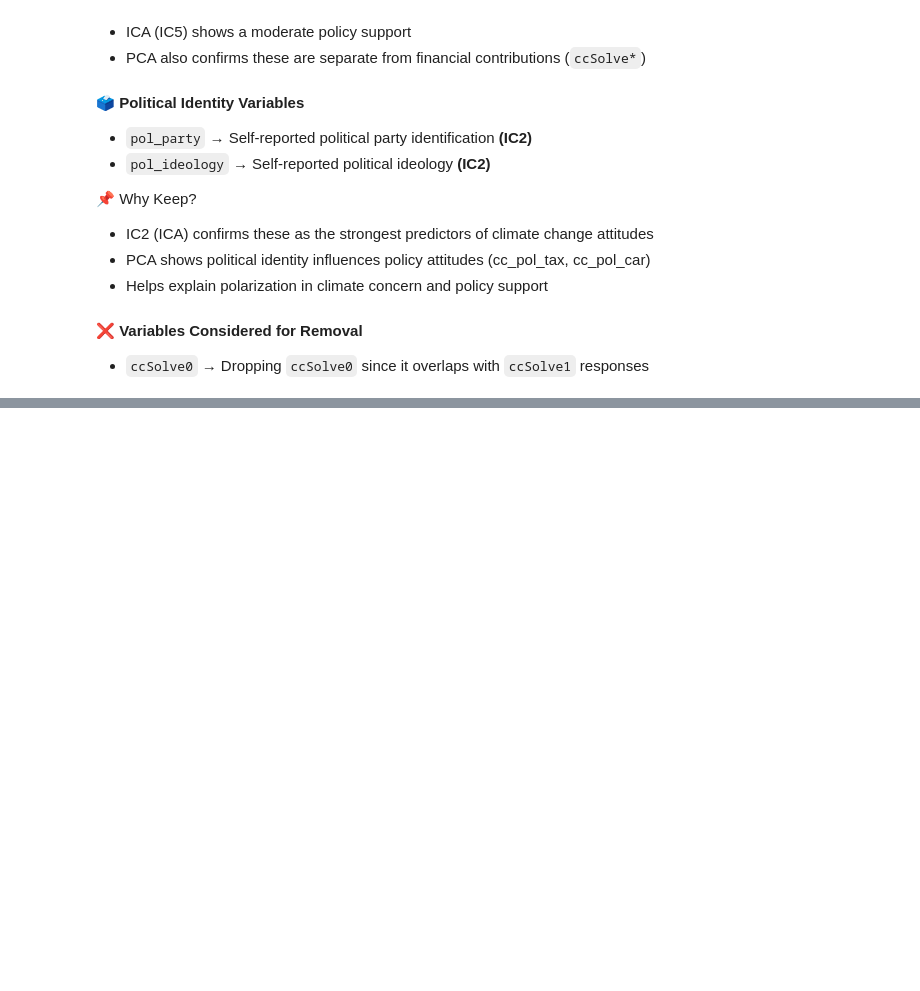
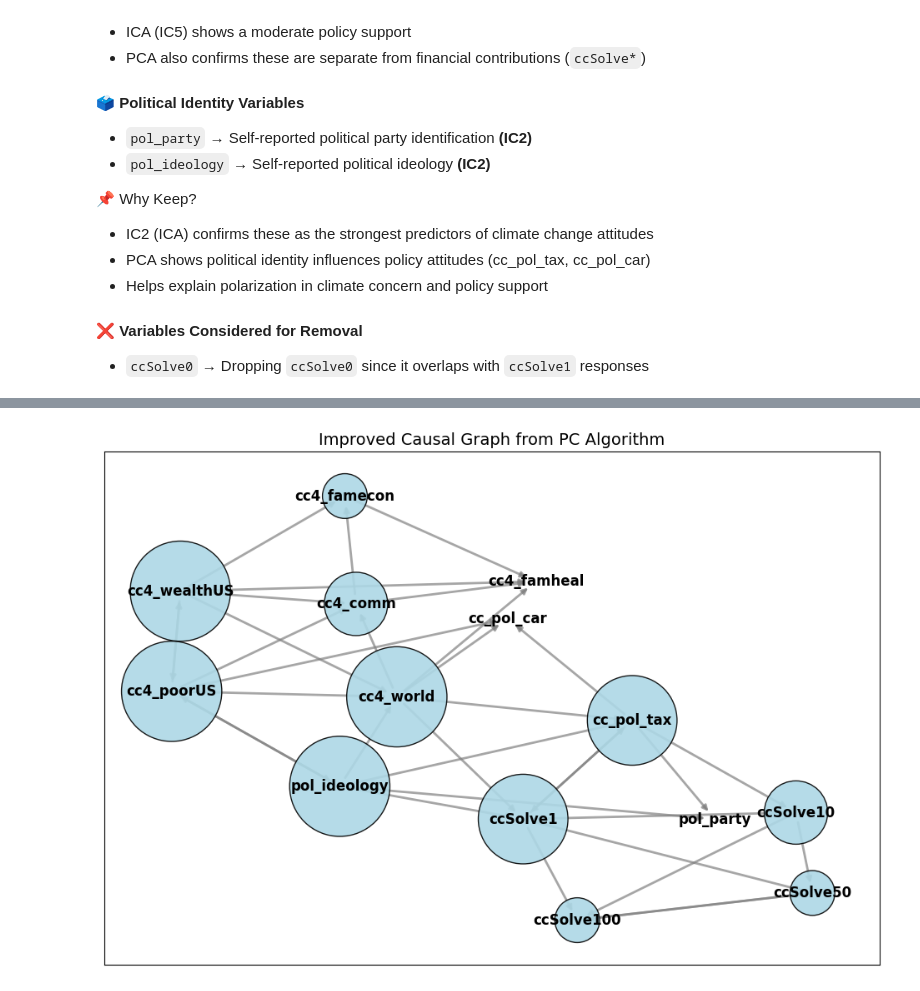
Before and after one commit to paraskevasleivadaros/climate-opinions-and-elections, a Jupyter notebook: notebooks/causal-methods.ipynb, the cells around one changed output, grey strips where cells are left out. Drawn from its saved outputs; the diff is of its cells as text; code cells hidden in the pictures; blank space fills up the shorter version.

```diff
--- a/notebooks/exploratory_data_analysis.ipynb
+++ b/notebooks/causal-methods.ipynb
@@ -981,0 +1274,20 @@ Based on **exploratory data analysis (EDA), factor analysis (PCA & ICA), and cor
+# %%
+# Set an improved layout for better visualization
+pos = nx.kamada_kawai_layout(nx_graph)  # Alternative: nx.spring_layout()
+
+# Adjust node sizes dynamically based on degree (importance)
+node_sizes = [len(list(nx_graph.neighbors(n))) * 1500 for n in nx_graph.nodes()]
+
+# Draw nodes and edges with custom settings
+plt.figure(figsize=(12, 8))
+nx.draw_networkx_nodes(nx_graph, pos, node_size=node_sizes, node_color="lightblue", alpha=0.9, edgecolors="black")
+nx.draw_networkx_edges(nx_graph, pos, width=2, alpha=0.7, edge_color="gray", arrows=True)
+
+# Draw labels with better font size
+nx.draw_networkx_labels(nx_graph, pos, font_size=12, font_weight="bold")
+
+# Add a title
+plt.title("Improved Causal Graph from PC Algorithm", fontsize=14)
+plt.show()
+# %% [output]
+[figure, added]
```
Also changed, not shown: parts of 35 cells of this notebook, 1 other file.
